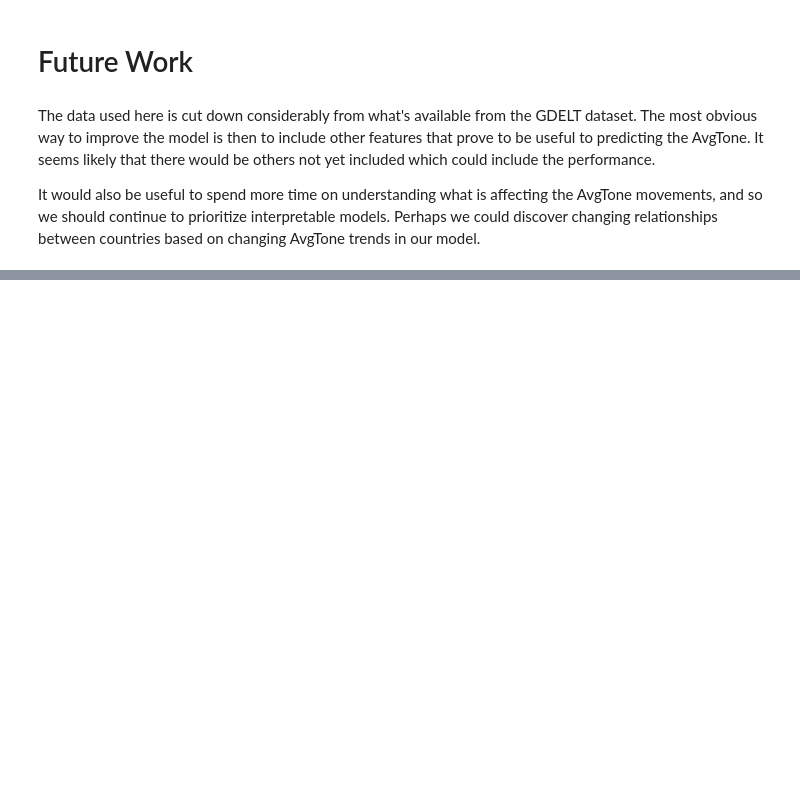
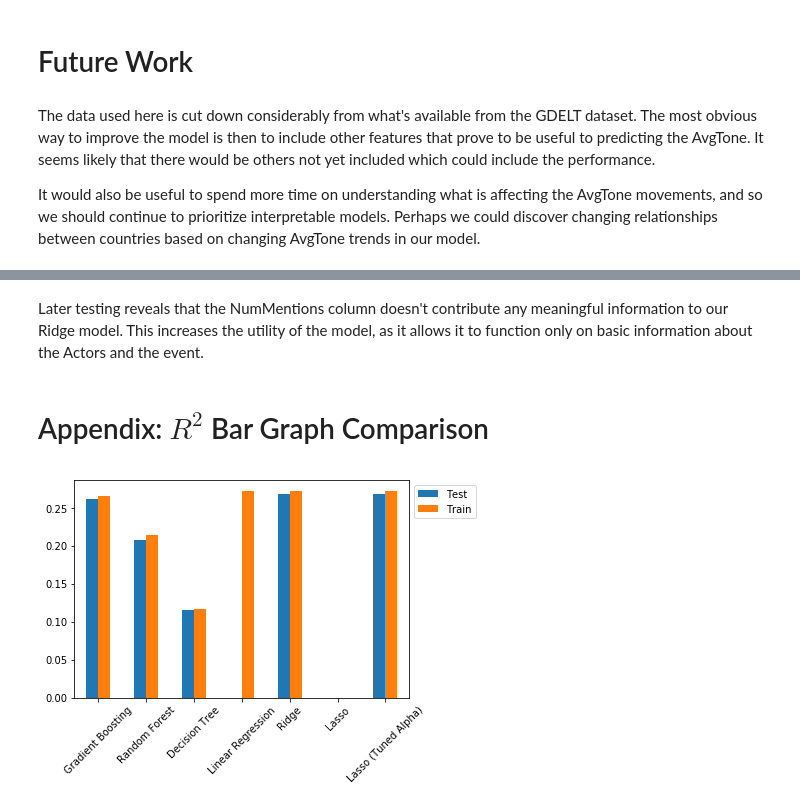
Before and after one commit to eistre91/thinkful-projects, a Jupyter notebook: GDELT Supervised Learning Capstone.ipynb, the cells around one changed output, grey strips where cells are left out. Drawn from its saved outputs; the diff is of its cells as text; code cells hidden in the pictures; blank space fills up the shorter version.

```diff
--- a/GDELT Supervised Learning Capstone.ipynb
+++ b/GDELT Supervised Learning Capstone.ipynb
@@ -518,0 +574,25 @@ It would also be useful to spend more time on understanding what is affecting th
+# %% [markdown]
+Later testing reveals that the NumMentions column doesn't contribute any meaningful information to our Ridge model. This increases the utility of the model, as it allows it to function only on basic information about the Actors and the event.
+# %% [markdown]
+# Appendix: $R^2$ Bar Graph Comparison
+# %%
+# GBR 0.26646            0.26262
+# RF            0.21487            0.20852
+# Decision Tree 0.11720            0.11562
+#LR 0.27304            R^2 is negative.
+#Ridge 0.27303            0.26907
+#Lasso 0.00000            R^2 is negative.
+#Lasso (Alpha Reduced) 0.27232            0.26866
+
+index = ['Gradient Boosting', 'Random Forest', 'Decision Tree', 'Linear Regression',
+        'Ridge', 'Lasso', 'Lasso (Tuned Alpha)']
+train = [.26646, .21487, .11720, .27304, .27303, .00000, .27232]
+test = [.26262, .20852, .11562, 0, .26907, 0, .26866]
+
+r2_results = pd.DataFrame({"Train": train, "Test": test}, index=index)
+
+ax = r2_results.plot(kind='bar')
+plt.legend(bbox_to_anchor=(1,1))
+plt.xticks(rotation=45);
+# %% [output]
+[figure, added]
```
Also changed, not shown: parts of 9 cells of this notebook, 2 other files.
